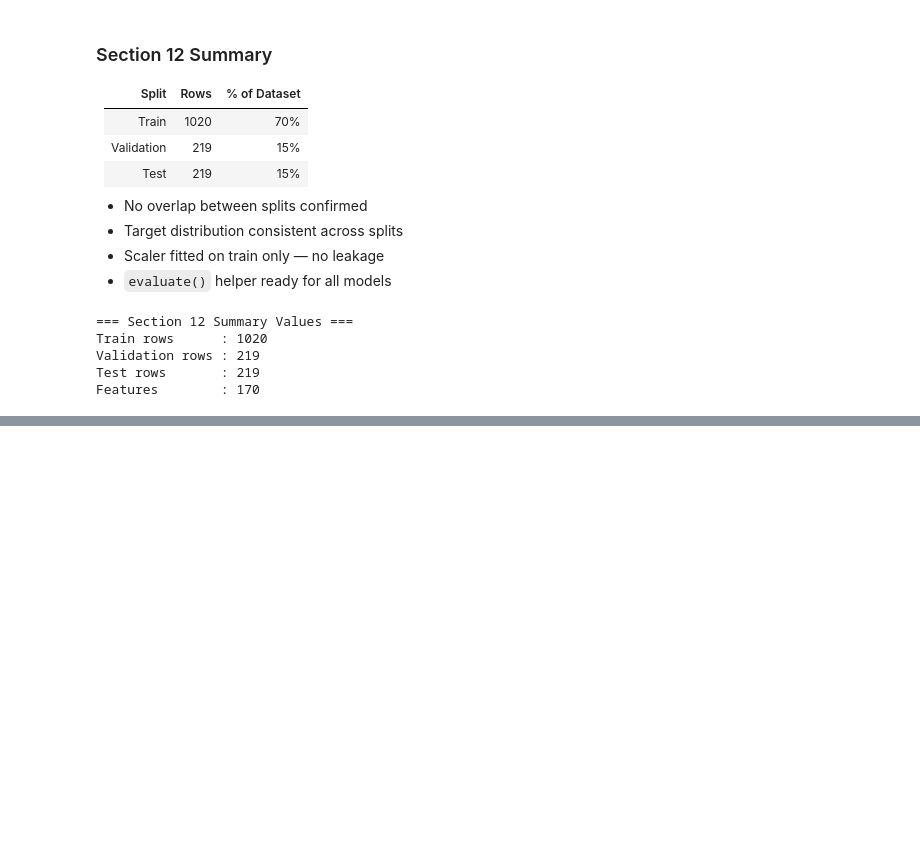
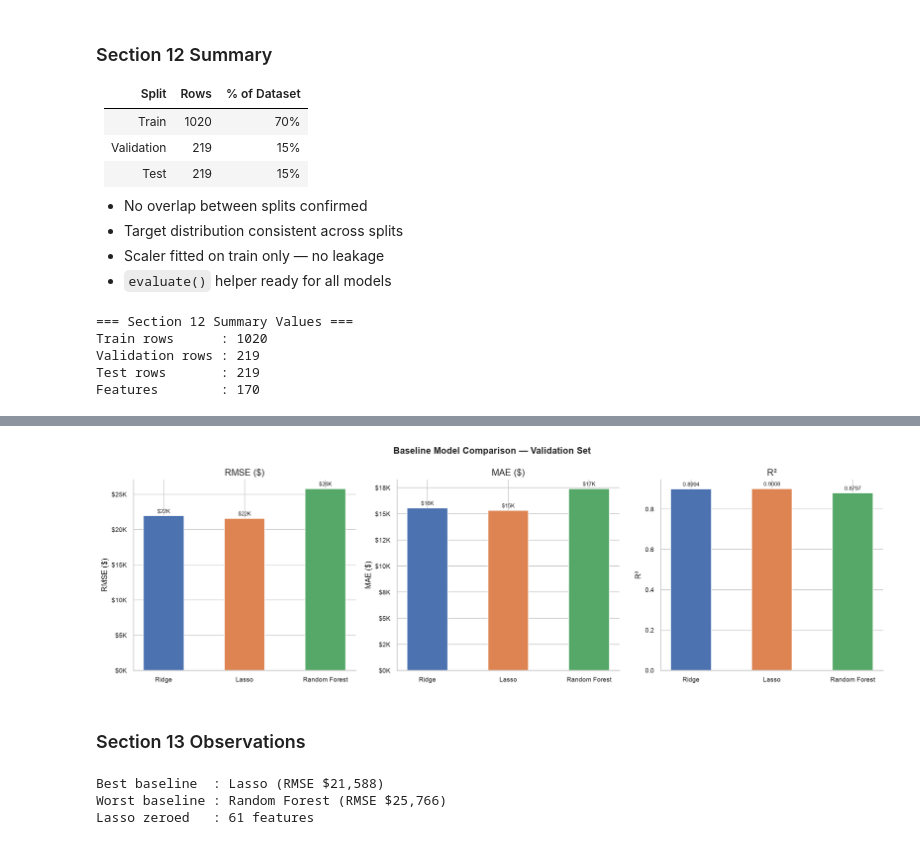
Before and after one commit to Kaarthiraghav/pricewise, a Jupyter notebook: notebooks/03_modelling.ipynb, the cells around one changed output, grey strips where cells are left out. Saved outputs shown, nothing was run; the diff lists cells and outputs as text; code cells hidden in the pictures; blank space fills up the shorter version.

Commit message:
feat: baseline models — Ridge, Lasso, Random Forest

```diff
--- a/notebooks/03_modelling.ipynb
+++ b/notebooks/03_modelling.ipynb
@@ -2493,0 +2511,6 @@ Features        : 170
+# %%
+ridge = Ridge(alpha=10.0, random_state=42)
+ridge.fit(X_train_scaled, y_train)
+
+print("Ridge Regression:")
+ridge_metrics = evaluate(ridge, X_val_scaled, y_val, label="Validation")
@@ -2493,0 +2550,12 @@ Features        : 170
+# %%
+rf = RandomForestRegressor(
+    n_estimators=200,
+    max_depth=15,
+    min_samples_leaf=5,
+    random_state=42,
+    n_jobs=-1
+)
+rf.fit(X_train, y_train)
+
+print("Random Forest:")
+rf_metrics = evaluate(rf, X_val, y_val, label="Validation")
@@ -2493,0 +2596,62 @@ Features        : 170
+# %%
+raw_results = {
+    "Ridge"         : ridge_metrics,
+    "Lasso"         : lasso_metrics,
+    "Random Forest" : rf_metrics,
+}
+
+fig, axes = plt.subplots(1, 3, figsize=(16, 5))
+
+metrics  = ["rmse", "mae", "r2"]
+titles   = ["RMSE ($)", "MAE ($)", "R²"]
+colors   = ["#4C72B0", "#DD8452", "#55A868"]
+
+for i, (metric, title) in enumerate(zip(metrics, titles)):
+    vals   = [raw_results[m][metric] for m in raw_results]
+    models = list(raw_results.keys())
+
+    bars = axes[i].bar(models, vals, color=colors,
+                       edgecolor="white", width=0.5)
+    axes[i].set_title(title)
+    axes[i].set_ylabel(title)
+
+    if metric in ["rmse", "mae"]:
+        axes[i].yaxis.set_major_formatter(
+            plt.FuncFormatter(lambda x, _: f"${x/1000:.0f}K")
+        )
+
+    for bar, val in zip(bars, vals):
+        label = f"${val/1000:.0f}K" if metric in ["rmse", "mae"] \
+                else f"{val:.4f}"
+        axes[i].text(
+            bar.get_x() + bar.get_width() / 2,
+            val * 1.01,
+            label,
+            ha="center", va="bottom", fontsize=8
+        )
+
+plt.suptitle("Baseline Model Comparison — Validation Set",
+             fontsize=13, fontweight="bold")
+plt.tight_layout()
+plt.savefig(FIGURES_PATH / "38_baseline_comparison.png",
+            dpi=150, bbox_inches="tight")
+plt.show()
+# %% [output]
+[figure, added]
+# %% [markdown]
+### Section 13 Observations
+# %%
+best_model  = min(raw_results, key=lambda m: raw_results[m]["rmse"])
+worst_model = max(raw_results, key=lambda m: raw_results[m]["rmse"])
+
+best_rmse   = raw_results[best_model]["rmse"]
+worst_rmse  = raw_results[worst_model]["rmse"]
+lasso_zeros = (lasso.coef_ == 0).sum()
+
+print(f"Best baseline  : {best_model} (RMSE ${best_rmse:,.0f})")
+print(f"Worst baseline : {worst_model} (RMSE ${worst_rmse:,.0f})")
+print(f"Lasso zeroed   : {lasso_zeros} features")
+# %% [output]
+Best baseline  : Lasso (RMSE $21,588)
+Worst baseline : Random Forest (RMSE $25,766)
+Lasso zeroed   : 61 features
```
Also changed, not shown: parts of 11 cells of this notebook, 1 other file.
